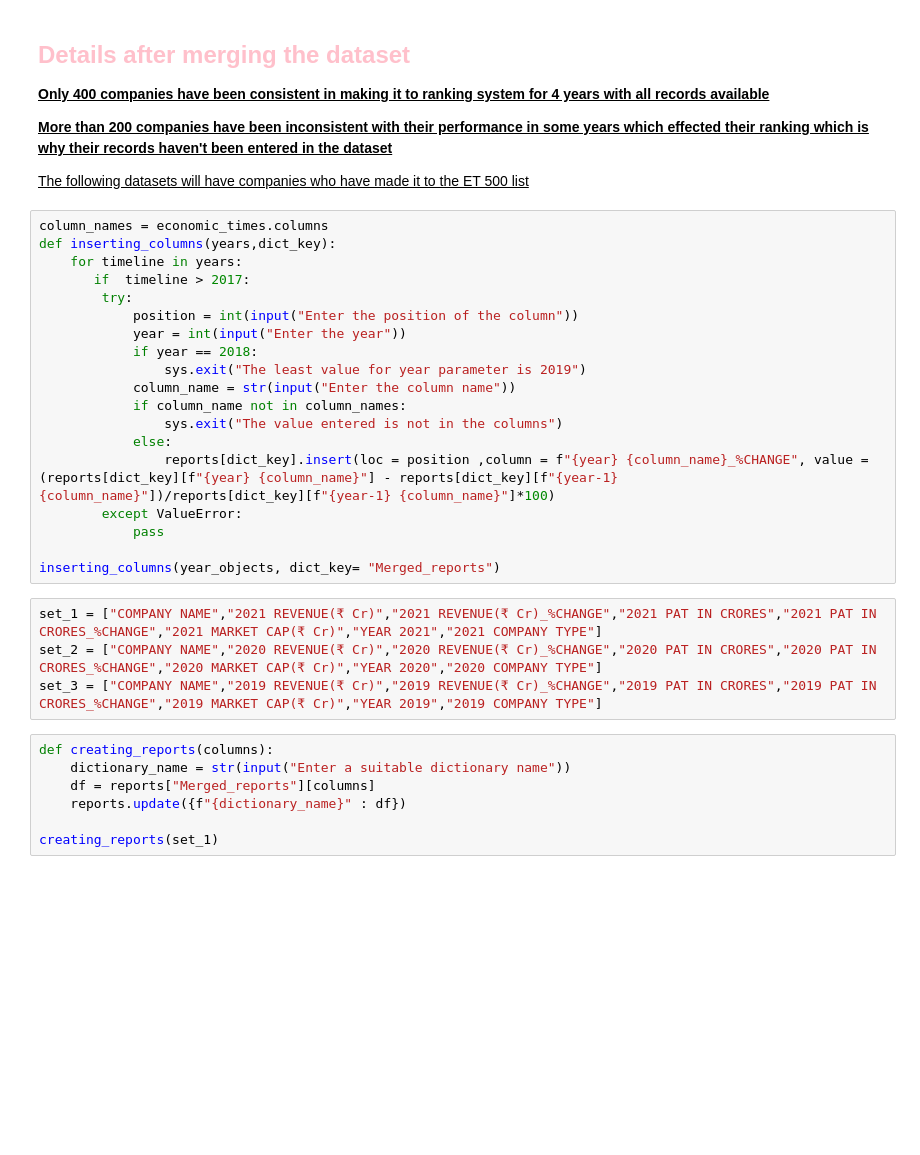
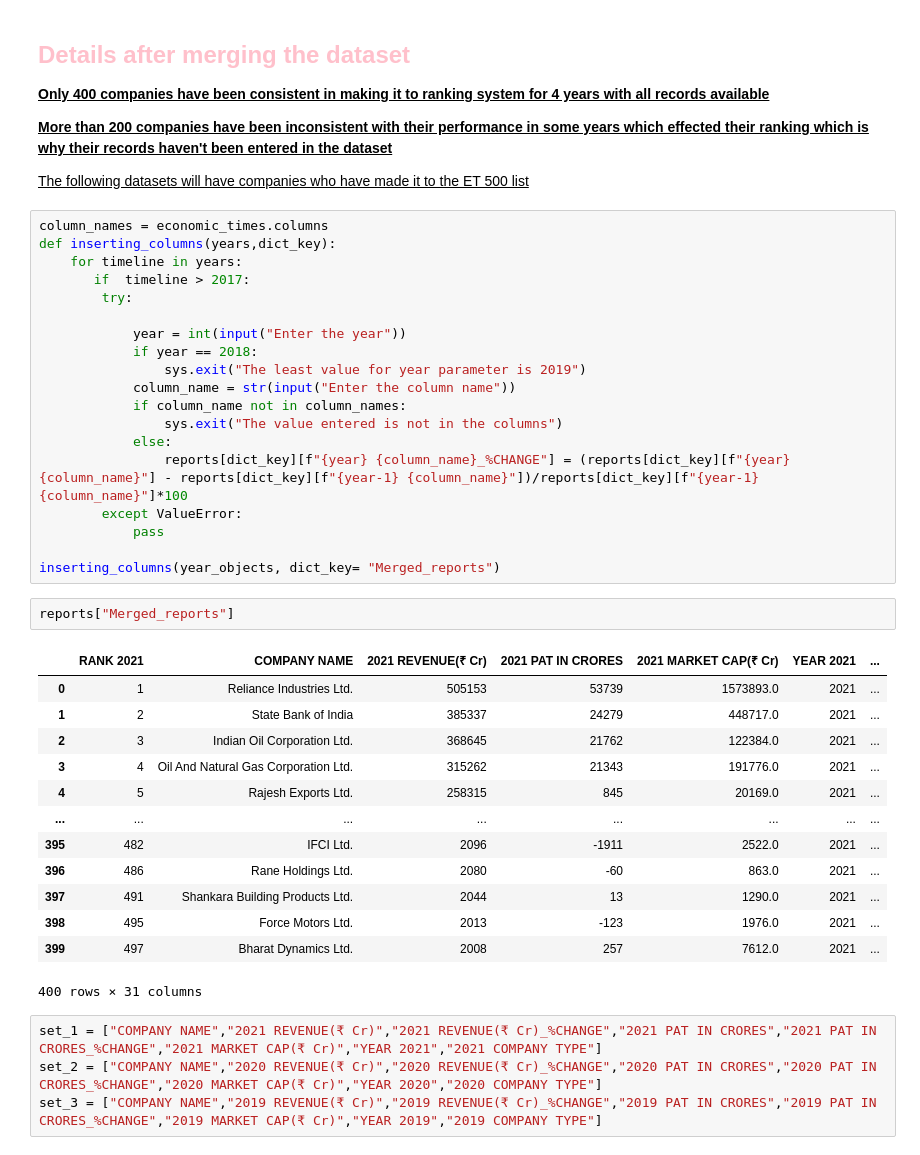
Before and after one commit to Lester-723/Data-Analytics-Projects-, a Jupyter notebook: economic_times_project.ipynb, the cells around one changed output. Drawn from its saved outputs; the diff is of its cells as text; blank space fills up the shorter version.

```diff
--- a/economic_times_project.ipynb
+++ b/economic_times_project.ipynb
@@ -179,7 +183,7 @@ def inserting_columns(years,dict_key):
     for timeline in years:
        if  timeline > 2017:
         try:
-            position = int(input("Enter the position of the column"))
+
             year = int(input("Enter the year"))
             if year == 2018:
                 sys.exit("The least value for year parameter is 2019")
@@ -187,19 +191,28 @@ def inserting_columns(years,dict_key):
             if column_name not in column_names:
                 sys.exit("The value entered is not in the columns")
             else:
-                reports[dict_key].insert(loc = position ,column = f"{year} {column_name}_%CHANGE", value = (reports[dict_key][f"{year} {column_name}"] - reports[dict_key][f"{year-1} {column_name}"])/reports[dict_key][f"{year-1} {column_name}"]*100)
+                reports[dict_key][f"{year} {column_name}_%CHANGE"] = (reports[dict_key][f"{year} {column_name}"] - reports[dict_key][f"{year-1} {column_name}"])/reports[dict_key][f"{year-1} {column_name}"]*100
         except ValueError:
             pass
 
 inserting_columns(year_objects, dict_key= "Merged_reports")
+# %%
+reports["Merged_reports"]
+# %% [output]
+|  | RANK 2021 | COMPANY NAME | 2021 REVENUE(₹ Cr) | 2021 PAT IN CRORES | 2021 MARKET CAP(₹ Cr) | YEAR 2021 | ... |
+| 0 | 1 | Reliance Industries Ltd. | 505153 | 53739 | 1573893.0 | 2021 | ... |
+| 1 | 2 | State Bank of India | 385337 | 24279 | 448717.0 | 2021 | ... |
+| 2 | 3 | Indian Oil Corporation Ltd. | 368645 | 21762 | 122384.0 | 2021 | ... |
+| 3 | 4 | Oil And Natural Gas Corporation Ltd. | 315262 | 21343 | 191776.0 | 2021 | ... |
+| 4 | 5 | Rajesh Exports Ltd. | 258315 | 845 | 20169.0 | 2021 | ... |
+| ... | ... | ... | ... | ... | ... | ... | ... |
+| 395 | 482 | IFCI Ltd. | 2096 | -1911 | 2522.0 | 2021 | ... |
+| 396 | 486 | Rane Holdings Ltd. | 2080 | -60 | 863.0 | 2021 | ... |
+| 397 | 491 | Shankara Building Products Ltd. | 2044 | 13 | 1290.0 | 2021 | ... |
+| 398 | 495 | Force Motors Ltd. | 2013 | -123 | 1976.0 | 2021 | ... |
+| 399 | 497 | Bharat Dynamics Ltd. | 2008 | 257 | 7612.0 | 2021 | ... |
+400 rows × 31 columns
 # %%
 set_1 = ["COMPANY NAME","2021 REVENUE(₹ Cr)","2021 REVENUE(₹ Cr)_%CHANGE","2021 PAT IN CRORES","2021 PAT IN CRORES_%CHANGE","2021 MARKET CAP(₹ Cr)","YEAR 2021","2021 COMPANY TYPE"]
 set_2 = ["COMPANY NAME","2020 REVENUE(₹ Cr)","2020 REVENUE(₹ Cr)_%CHANGE","2020 PAT IN CRORES","2020 PAT IN CRORES_%CHANGE","2020 MARKET CAP(₹ Cr)","YEAR 2020","2020 COMPANY TYPE"]
 set_3 = ["COMPANY NAME","2019 REVENUE(₹ Cr)","2019 REVENUE(₹ Cr)_%CHANGE","2019 PAT IN CRORES","2019 PAT IN CRORES_%CHANGE","2019 MARKET CAP(₹ Cr)","YEAR 2019","2019 COMPANY TYPE"]
-# %%
-def creating_reports(columns):
-    dictionary_name = str(input("Enter a suitable dictionary name"))
-    df = reports["Merged_reports"][columns]
-    reports.update({f"{dictionary_name}" : df})
-
-creating_reports(set_1)
```
Also changed, not shown: parts of 2 cells of this notebook.
